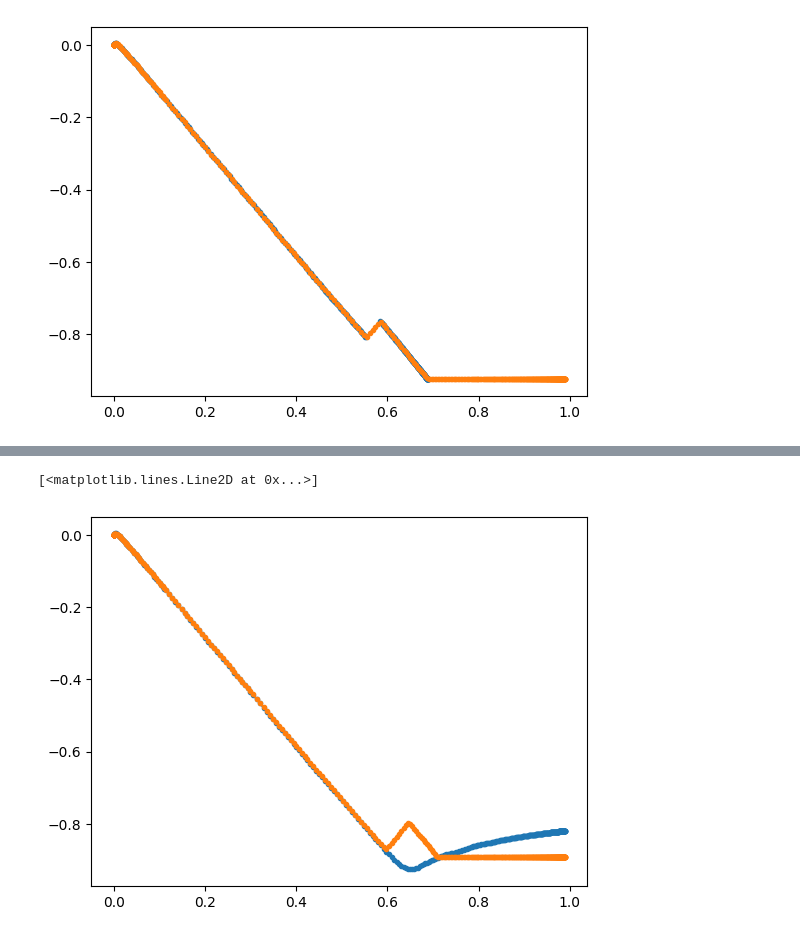
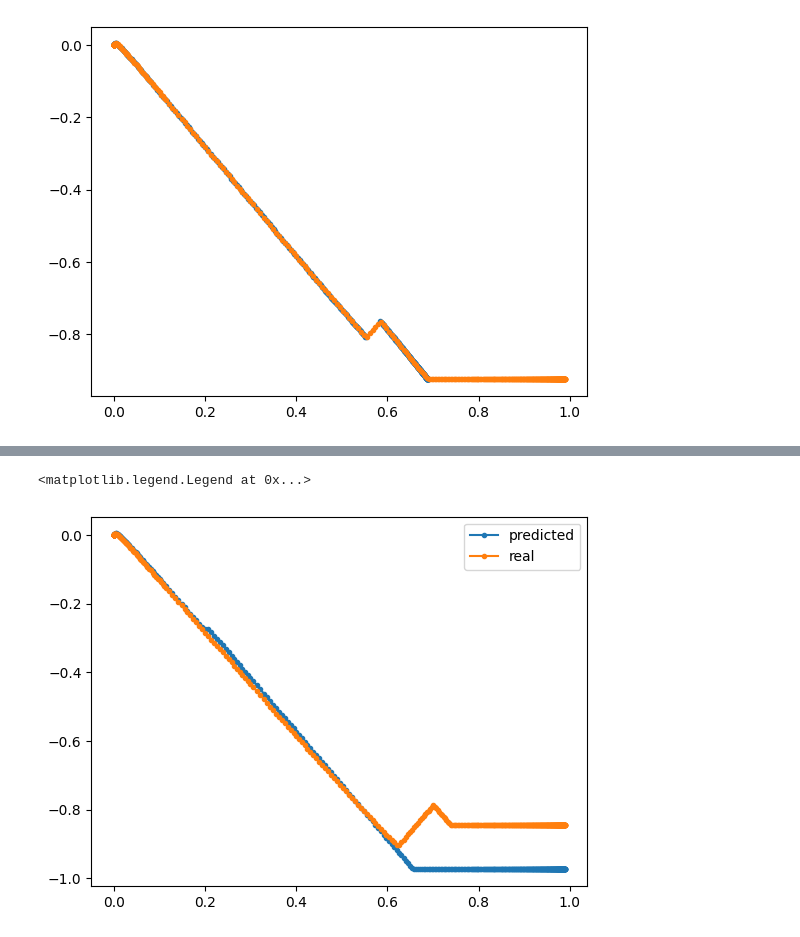
Before and after one commit to IDAnton/Isotherm_generator, a Jupyter notebook: kernel gen.ipynb, the cells around one changed output, grey strips where cells are left out. Saved outputs shown, nothing was run; the diff lists cells and outputs as text; code cells hidden in the pictures.

```diff
--- a/kernel gen.ipynb
+++ b/kernel gen.ipynb
@@ -97,9 +97,9 @@ def train_model(model, X_train, y_train, X_test, y_test):
             prediction = model.run(data=X_train[i].flatten(), activation_function=relu)
             loss += np.sum(np.square(y_train[i] - prediction[0][0])/2)
             model.calculate_gradient(data=X_train[i], right_out=y_train[i].flatten(), activation_deriv=relu_deriv)
-            #if inner_counter % 50 == 0:
-            model.apply_gradient(batch_size=1)
-            #inner_counter += 1
+            if inner_counter % 10 == 0:
+                model.apply_gradient(batch_size=10)
+            inner_counter += 1
 
         test_loss = 0
         # for i in range(0, 10000):
@@ -147,6 +147,8 @@ pore_N = dataframe_sorb.shape[1]  # P and A on input
 ################################
 p_array = dataframe_sorb[0][21:]
 a_array = np.array(dataframe_sorb.iloc[0][1:])
+a_scale = np.max(a_array)
+a_array = a_array / a_scale
 
 pi_x_array = np.empty((len(a_array), len(p_array)))
 pi_a_array = np.empty((len(a_array), len(p_array)))
@@ -191,6 +193,6 @@ plt.plot(p_array, pi_a_array_new[k], marker=".")
 np.random.seed(0)
 model = Perceptron(input_dim=1, h1_dim=1000, h2_dim=1000, out_dim=len(pi_a_array_new[0]))
 # %%
-model.learn_rate = 0.07
+model.learn_rate = 10
 train_model(model, a_array, pi_a_array_new, a_array, pi_a_array_new)
 # %% [output]
@@ -200,11 +210,12 @@ Epoch №3 finished with accuracy 131.135766 Test dataset accuracy 0.0
 # %%
-i = -50
+i = 100
 answer = model.run(data=a_array[i].flatten(), activation_function=relu)
-plt.plot(p_array, answer.reshape(458,1), marker=".")
-plt.plot(p_array, pi_a_array_new[i], marker=".")
+plt.plot(p_array, answer.reshape(458,1), marker=".", label="predicted")
+plt.plot(p_array, pi_a_array_new[i], marker=".", label="real")
+plt.legend()
 # %% [output]
-[<matplotlib.lines.Line2D at 0x...>]
+<matplotlib.legend.Legend at 0x...>
-[figure, old version]
+[figure, new version]
 # %%
 # right_answer = []
 # for i in X_train:
```
Also changed, not shown: parts of 1 cell of this notebook.
